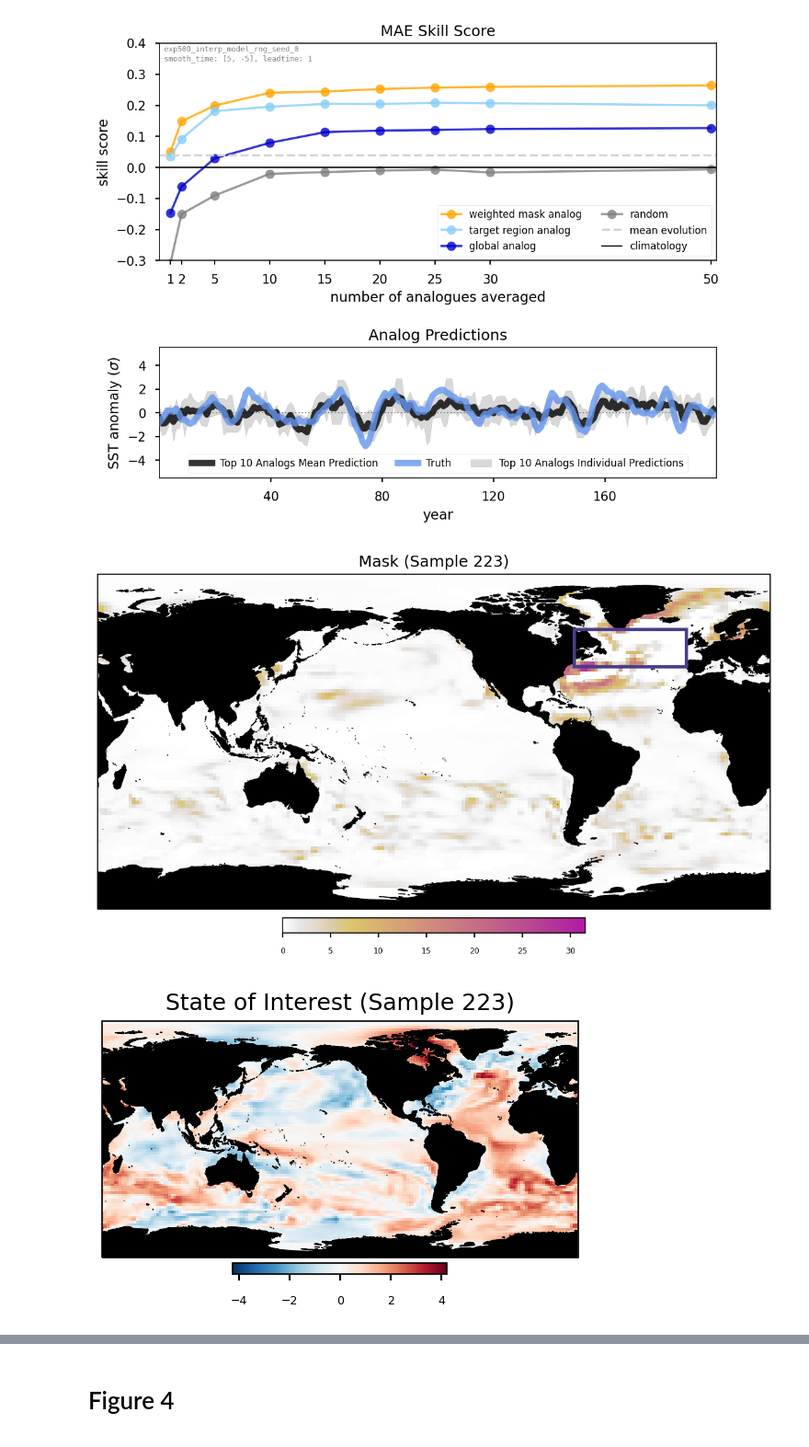
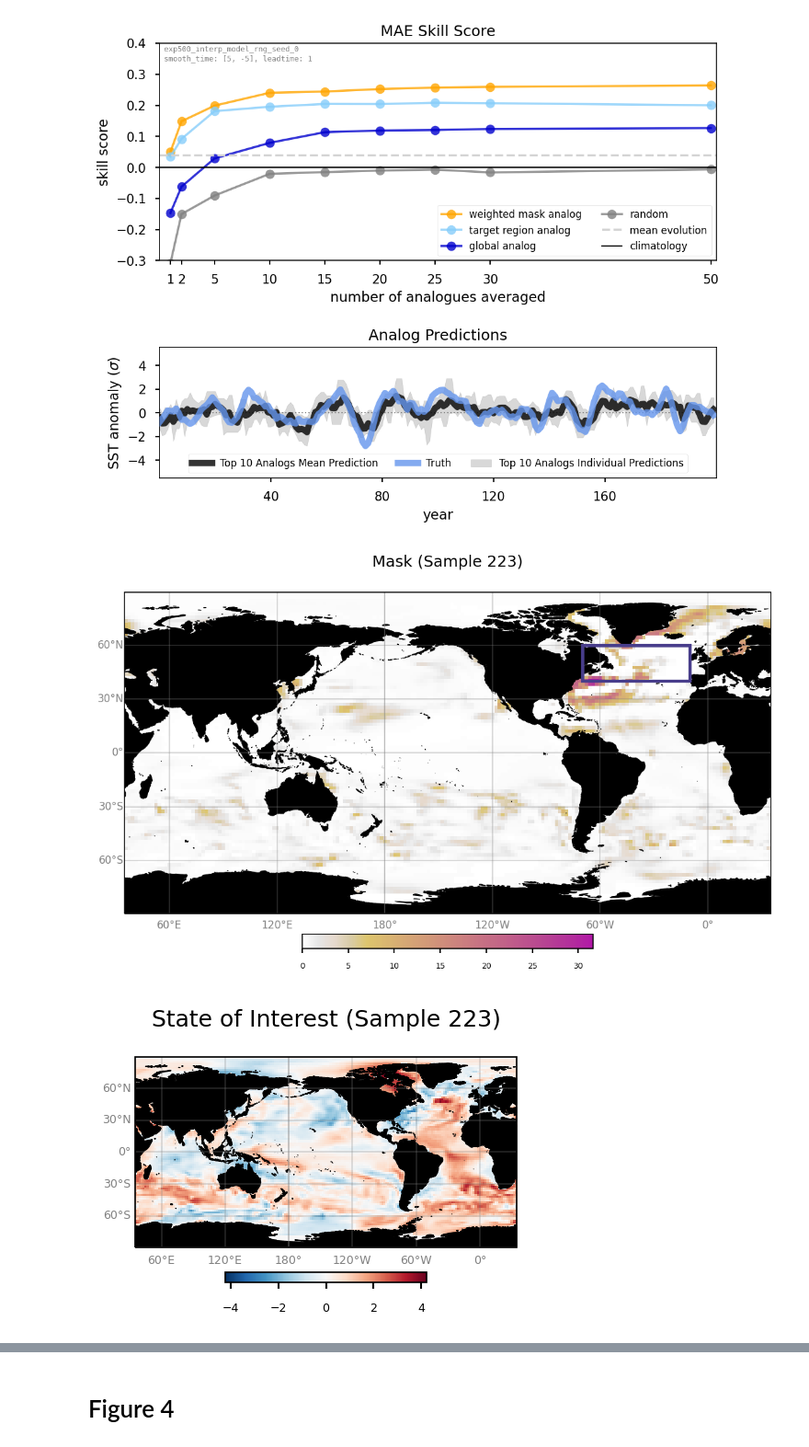
Before and after one commit to jaminrader/WeightedMaskAnalogForecasting2023, a Jupyter notebook: _make_custom_plots.ipynb, the cells around one changed output, grey strips where cells are left out. Shown at 92% size. Drawn from its saved outputs; the diff is of its cells as text; code cells hidden in the pictures.

```diff
--- a/_make_custom_plots.ipynb
+++ b/_make_custom_plots.ipynb
@@ -20,3 +21,8 @@ import plots
+# %%
+mpl.rcParams["figure.facecolor"] = "white"
+mpl.rcParams["figure.dpi"] = 150
+plt.style.use('seaborn-notebook')
+dpiFig = 300
 # %%
 N_ANALOGS = 10
 # %% [markdown]
@@ -673,28 +717,4 @@ plt.savefig(dir_settings["figure_custom_directory"] + settings["savename_prefix"
 # %%
-## Plot the Mask, plus the Mask times Input and Best Analog (Figure 2)
-imp.reload(metrics)
-imp.reload(plots)
-
-# Get the mask
-mask = model_diagnostics.retrieve_mask(model, settings, analog_input[0].shape)
-n_processes = 8
-n_analogues = N_ANALOGS
-soi_input = soi_test_input
-soi_output = soi_test_output
-
-best_analog_maps = np.zeros(soi_input.shape) * np.nan
-
-with Pool(n_processes) as pool:
-    soi_iterable_instance = model_diagnostics.soi_iterable(n_analogues,
-                                                            soi_input,
-                                                            soi_output,
-                                                            analog_input,
-                                                            analog_output,
-                                                            mask)
-    best_analog_maps  = model_diagnostics.run_complex_operations(metrics.get_best_analog,
-                                                    soi_iterable_instance,
-                                                    pool,
-                                                    chunksize=soi_input.shape[0]//n_processes,)
 sample_num = 223
 analog_map = best_analog_maps[sample_num]
 soi_map = soi_input[sample_num]
@@ -713,33 +733,54 @@ for plottype in plottypes:
         climits_abs = np.abs(items_to_climit).max()
         climitss.append((-climits_abs, climits_abs))
 
 for plotmap, title, climits, cmap, plottype in zip(things_to_plot, titles, climitss, cmaps, plottypes):
 
     fig_savename = 'map_of_' + title.strip() + '_sample=' + str(sample_num)
     num_maps = plotmap.shape[-1]
     ax = dict()
 
     if plottype == 'mask':
+        linewidth = 1
         fig = plt.figure(figsize=(7.5 * num_maps, 5))
     else:
+        linewidth = .75
         fig = plt.figure(figsize=(7.5 * num_maps/2, 5/2))
 
     # Plotting the region box specs
     edgecolor = 'darkslateblue'
     region_bool = False
     if plottype == 'mask':
         region_bool = True
 
     for imap in range(num_maps):
+        cbarpad = .1
+        if plottype == 'mask':
+            cbarpad = .05
         ax, _ = plots.plot_interp_masks(fig, settings, plotmap[..., imap], lat=lat, lon=lon, cmap=cmap,
                                             central_longitude=215., climits = climits, title_text=title + ' (Sample ' + \
                                                 str(sample_num) + ')',
                                             subplot=(1, num_maps, imap + 1), use_text=False,
-                                            region_bool=region_bool, edgecolor = edgecolor)
+                                            region_bool=region_bool, edgecolor = edgecolor, cbarpad=cbarpad)
+
+        gl = ax.gridlines(draw_labels=True, color='gray', linestyle='-', linewidth=linewidth, alpha=.3)
+        gl.xlabel_style = {'size': 8*linewidth, 'color': 'gray'}
+        gl.ylabel_style = {'size': 8*linewidth, 'color': 'gray'}
+        gl.xpadding = 5 * linewidth
+        gl.ypadding = 5 * linewidth
+
+        plt.draw()
+
+        for l in gl.ylabel_artists:
+            if l._x > -40:
+                l.set(alpha=0)
+
+        for l in gl.xlabel_artists:
+            if l._y > 0:
+                l.set(alpha=0)
 
     plt.tight_layout()
     plt.savefig(dir_settings["figure_custom_directory"] + settings["savename_prefix"] +
                 '_' + fig_savename + '.png', dpi=300, bbox_inches='tight')
 # %% [output]
-[figure, old version]
+[figure, new version]
-[figure, old version]
+[figure, new version]
```
Also changed, not shown: parts of 17 cells of this notebook, 6 other files.
